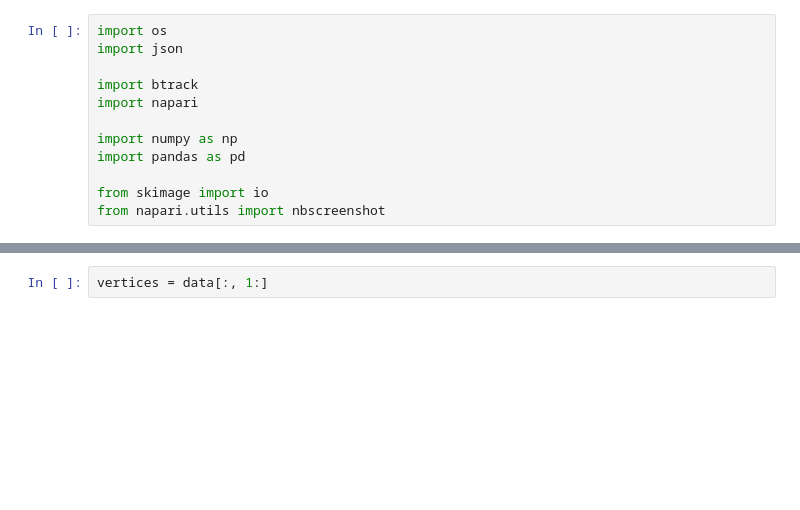
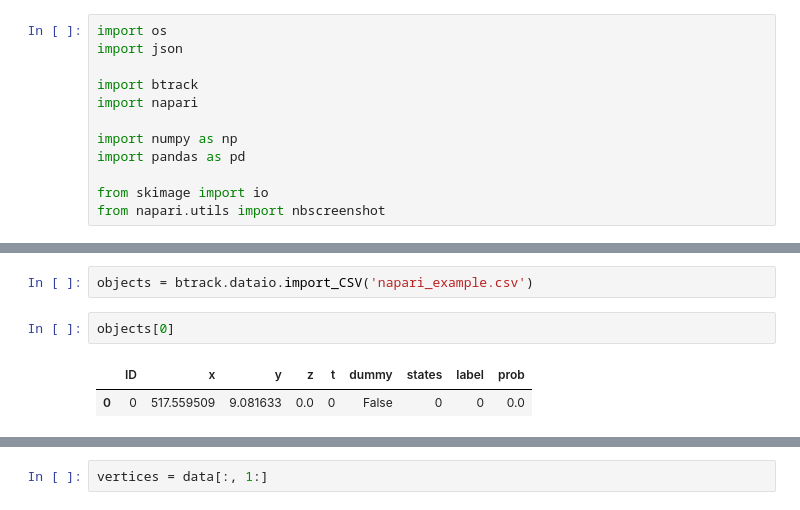
Before and after one commit to quantumjot/btrack, a Jupyter notebook: examples/napari_btrack.ipynb, the cells around one changed output, grey strips where cells are left out. Cells and saved outputs as stored; diff of their text form; blank space fills up the shorter version.

```diff
--- a/examples/napari_btrack.ipynb
+++ b/examples/napari_btrack.ipynb
@@ -29,3 +15,10 @@ for obj in objects:
+# %%
+objects = btrack.dataio.import_CSV('napari_example.csv')
+# %%
+objects[0]
+# %% [output]
+|  | ID | x | y | z | t | dummy | states | label | prob |
+| 0 | 0 | 517.559509 | 9.081633 | 0.0 | 0 | False | 0 | 0 | 0.0 |
 # %%
 # initialise a tracker session using a context manager
 with btrack.BayesianTracker() as tracker:
```
Also changed, not shown: parts of 8 cells of this notebook, 1 other file.
